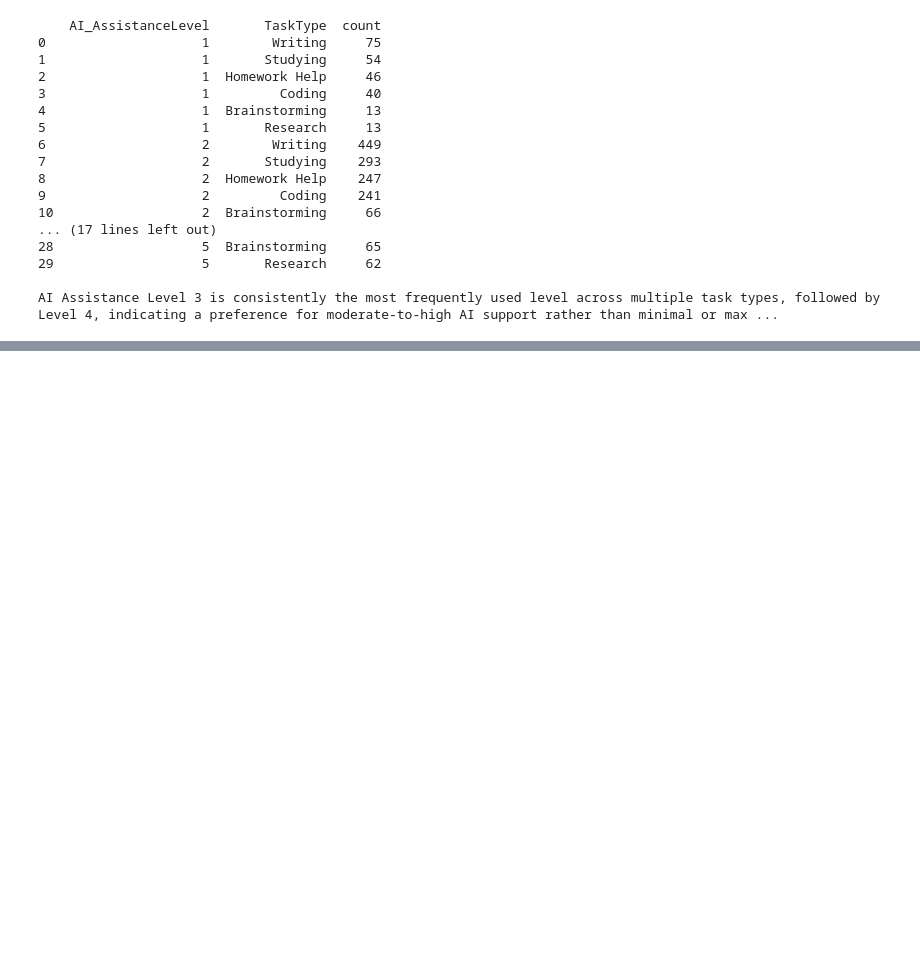
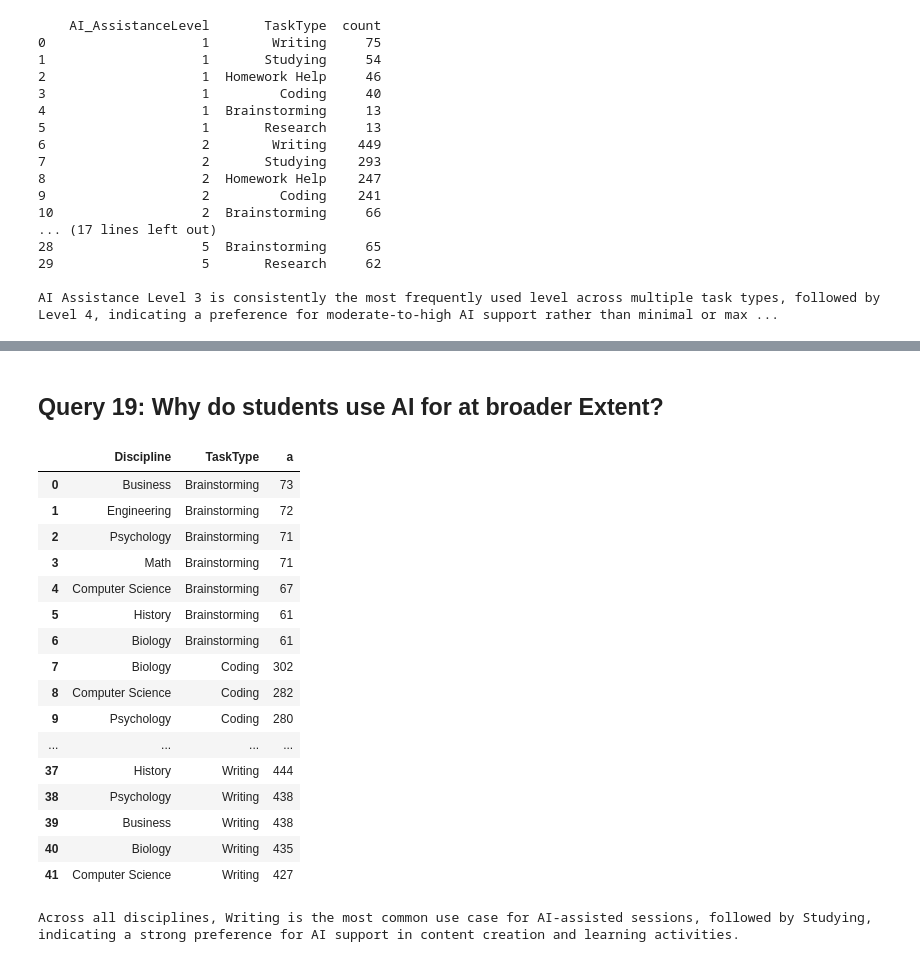
Before and after one commit to Vansh7206/AI_in_StudentLife, a Jupyter notebook: notebooks/Sql_AI_Student (1).ipynb, the cells around one changed output, grey strips where cells are left out. Saved outputs shown, nothing was run; the diff lists cells and outputs as text; code cells hidden in the pictures; blank space fills up the shorter version.

```diff
--- a/notebooks/Sql_AI_Student.ipynb
+++ b/notebooks/Sql_AI_Student (1).ipynb
@@ -371,0 +402,32 @@ AI Assistance Level 3 is consistently the most frequently used level across mult
+# %% [markdown]
+## Query 19: Why do students use AI for at broader Extent?
+# %%
+query = """
+SELECT "Discipline","TaskType", count(*) as a
+from ai_sessions
+group by "Discipline","TaskType"
+order by "TaskType",a desc;
+"""
+pd.read_sql(query,engine)
+# %% [output]
+|  | Discipline | TaskType | a |
+| 0 | Business | Brainstorming | 73 |
+| 1 | Engineering | Brainstorming | 72 |
+| 2 | Psychology | Brainstorming | 71 |
+| 3 | Math | Brainstorming | 71 |
+| 4 | Computer Science | Brainstorming | 67 |
+| 5 | History | Brainstorming | 61 |
+| 6 | Biology | Brainstorming | 61 |
+| 7 | Biology | Coding | 302 |
+| 8 | Computer Science | Coding | 282 |
+| 9 | Psychology | Coding | 280 |
+| ... | ... | ... | ... |
+| 37 | History | Writing | 444 |
+| 38 | Psychology | Writing | 438 |
+| 39 | Business | Writing | 438 |
+| 40 | Biology | Writing | 435 |
+| 41 | Computer Science | Writing | 427 |
+# %%
+print('Across all disciplines, Writing is the most common use case for AI-assisted sessions, followed by Studying, indicating a strong preference for AI support in content creation and learning activities.')
+# %% [output]
+Across all disciplines, Writing is the most common use case for AI-assisted sessions, followed by Studying, indicating a strong preference for AI support in content creation and learning activities.
```
Also changed, not shown: parts of 16 cells of this notebook.
